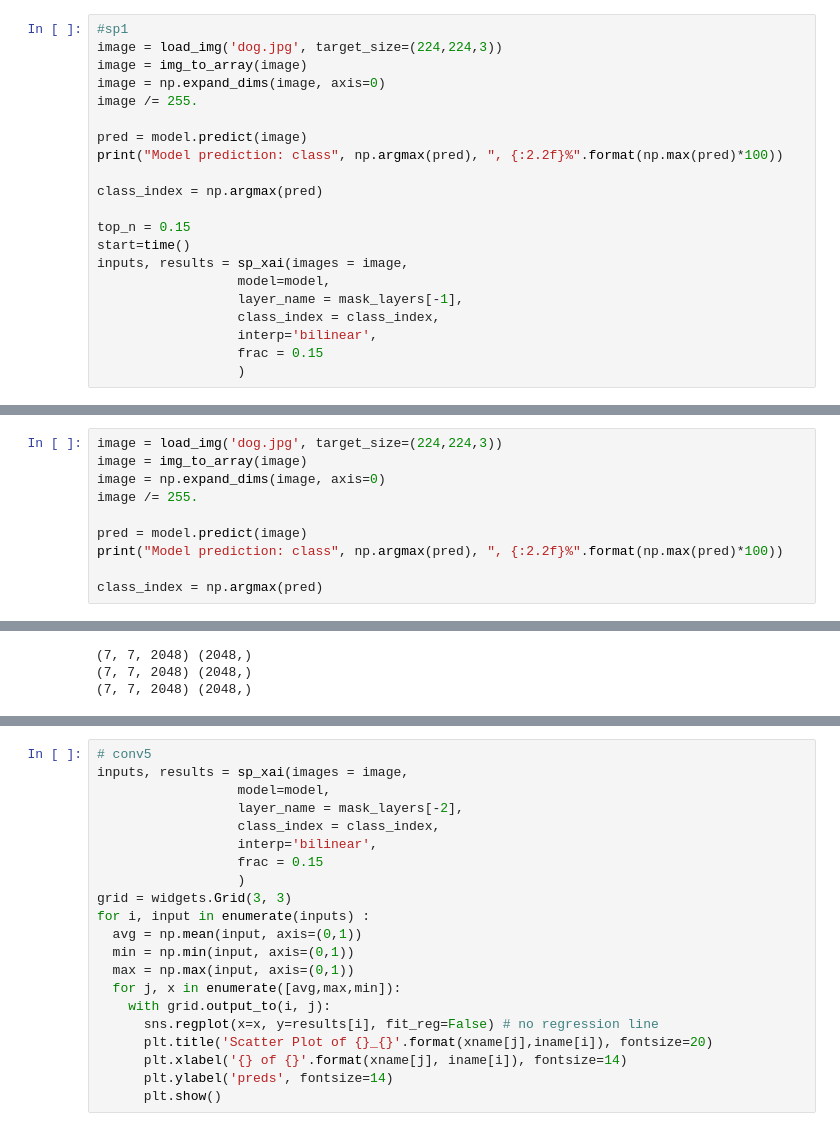
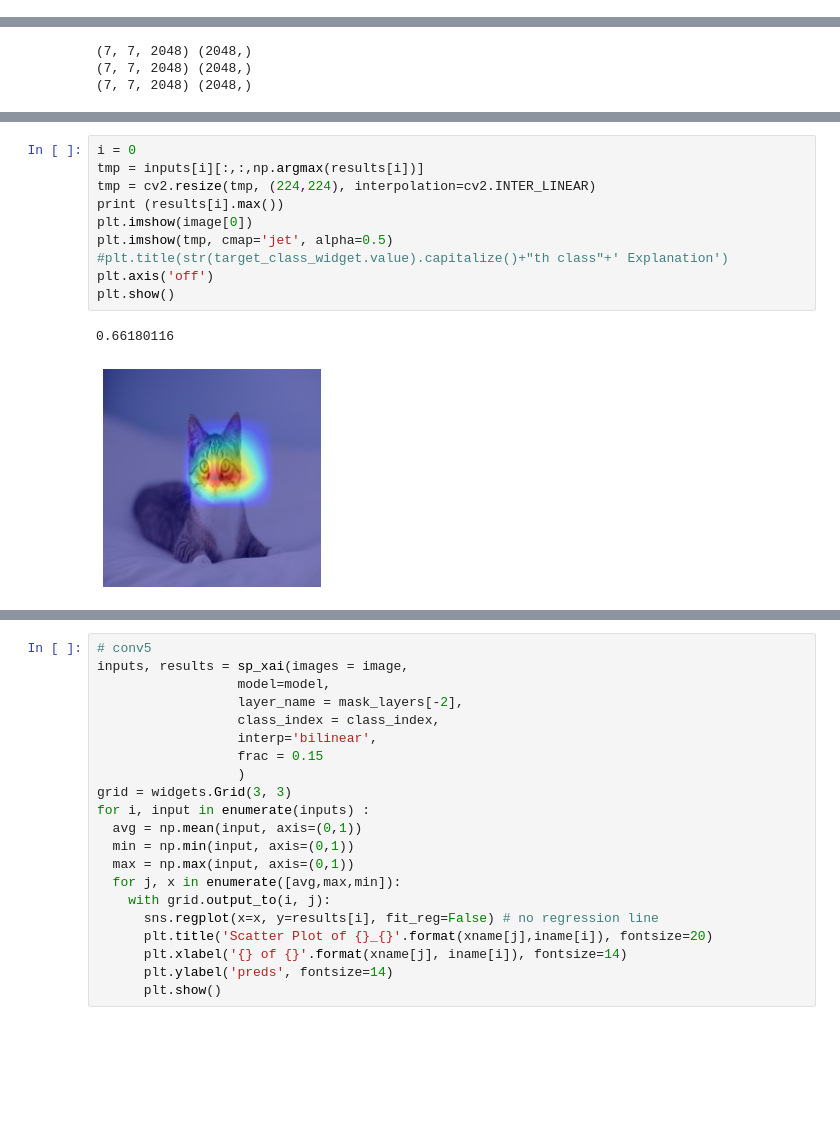
Before and after one commit to iskra3138/ImageSr, a Jupyter notebook: XAI_Analysis.ipynb, the cells around one changed output, grey strips where cells are left out. Saved outputs shown, nothing was run; the diff lists cells and outputs as text; blank space fills up the shorter version.

```diff
--- a/XAI_Analysis.ipynb
+++ b/XAI_Analysis.ipynb
@@ -286,24 +282,3 @@ def sp_xai(images, model, layer_name, class_index, interp='bilinear', frac = 0.1
 
   #return outputs, grads, outgrads, pred_diffs
   return inputs, results
-# %%
-#sp1
-image = load_img('dog.jpg', target_size=(224,224,3))
-image = img_to_array(image)
-image = np.expand_dims(image, axis=0)
-image /= 255.
-
-pred = model.predict(image)
-print("Model prediction: class", np.argmax(pred), ", {:2.2f}%".format(np.max(pred)*100))
-
-class_index = np.argmax(pred)
-
-top_n = 0.15
-start=time()
-inputs, results = sp_xai(images = image,
-                  model=model,
-                  layer_name = mask_layers[-1],
-                  class_index = class_index,
-                  interp='bilinear',
-                  frac = 0.15
-                  )
@@ -312,15 +292,5 @@ Model prediction: class 207 , 45.63%
 # %% [markdown]
 ### dog.jpg
-# %%
-image = load_img('dog.jpg', target_size=(224,224,3))
-image = img_to_array(image)
-image = np.expand_dims(image, axis=0)
-image /= 255.
-
-pred = model.predict(image)
-print("Model prediction: class", np.argmax(pred), ", {:2.2f}%".format(np.max(pred)*100))
-
-class_index = np.argmax(pred)
 # %%
 for i in range(len(inputs)) :
   print (inputs[i].shape, results[i].shape)
@@ -337,0 +301,13 @@ xname = ['avg', 'max', 'min']
+# %%
+i = 0
+tmp = inputs[i][:,:,np.argmax(results[i])]
+tmp = cv2.resize(tmp, (224,224), interpolation=cv2.INTER_LINEAR)
+print (results[i].max())
+plt.imshow(image[0])
+plt.imshow(tmp, cmap='jet', alpha=0.5)
+#plt.title(str(target_class_widget.value).capitalize()+"th class"+' Explanation')
+plt.axis('off')
+plt.show()
+# %% [output]
+0.66180116
+[figure, added]
```
Also changed, not shown: parts of 13 cells of this notebook.
